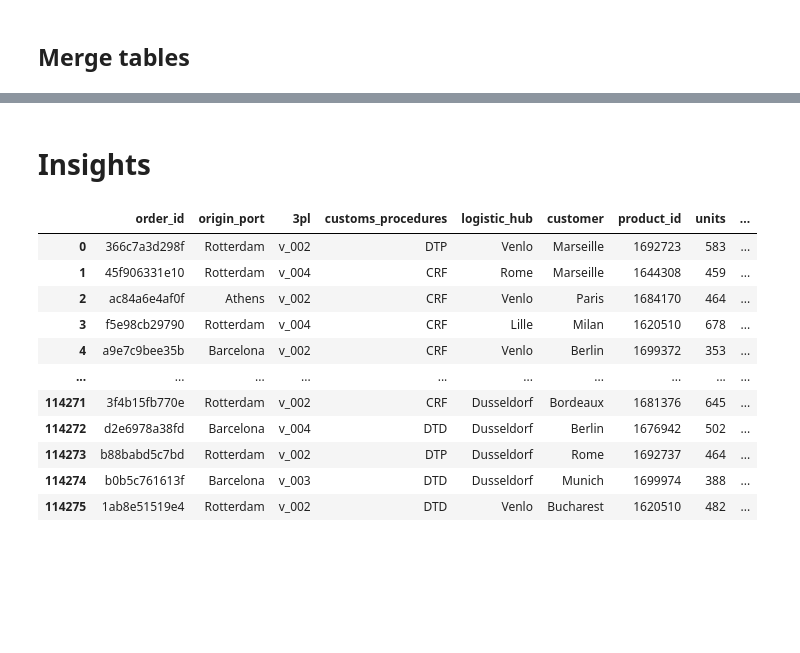
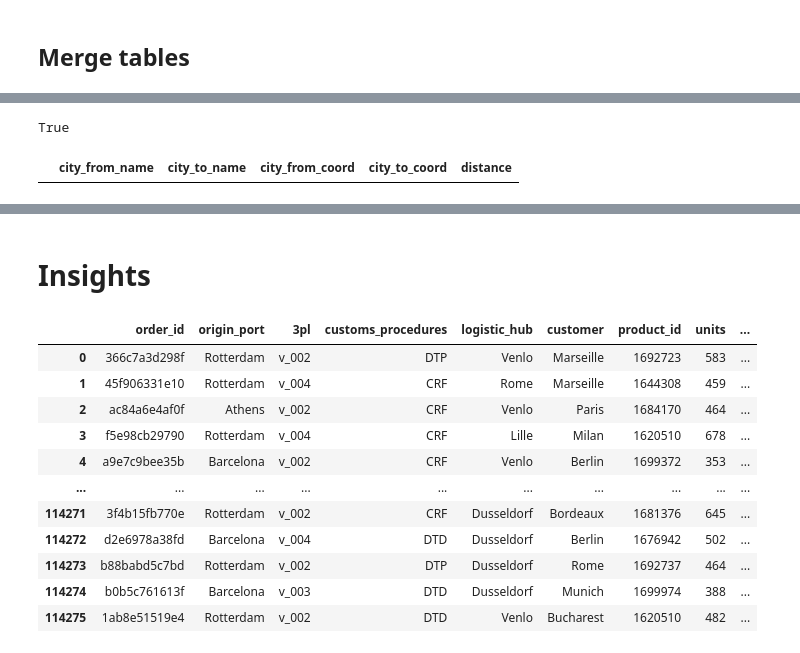
Before and after one commit to oriolmayne/DatathonFME_2022_Accenture, a Jupyter notebook: Thomas_notebook.ipynb, the cells around one changed output, grey strips where cells are left out. Cells and saved outputs as stored; diff of their text form; code cells hidden in the pictures; blank space fills up the shorter version.

```diff
--- a/Thomas_notebook.ipynb
+++ b/Thomas_notebook.ipynb
@@ -81,0 +61,8 @@ df.distance.values[0]
+# %%
+pd.isna(df.at[2, 'dist_origin_hub'])
+# %% [output]
+True
+# %%
+df_dists[(df_dists['city_from_name'] == 'athens')&(df_dists['city_to_name'] == 'Venlo')]
+# %% [output]
+|  | city_from_name | city_to_name | city_from_coord | city_to_coord | distance |
```
Also changed, not shown: parts of 17 cells of this notebook, 1 other file.
